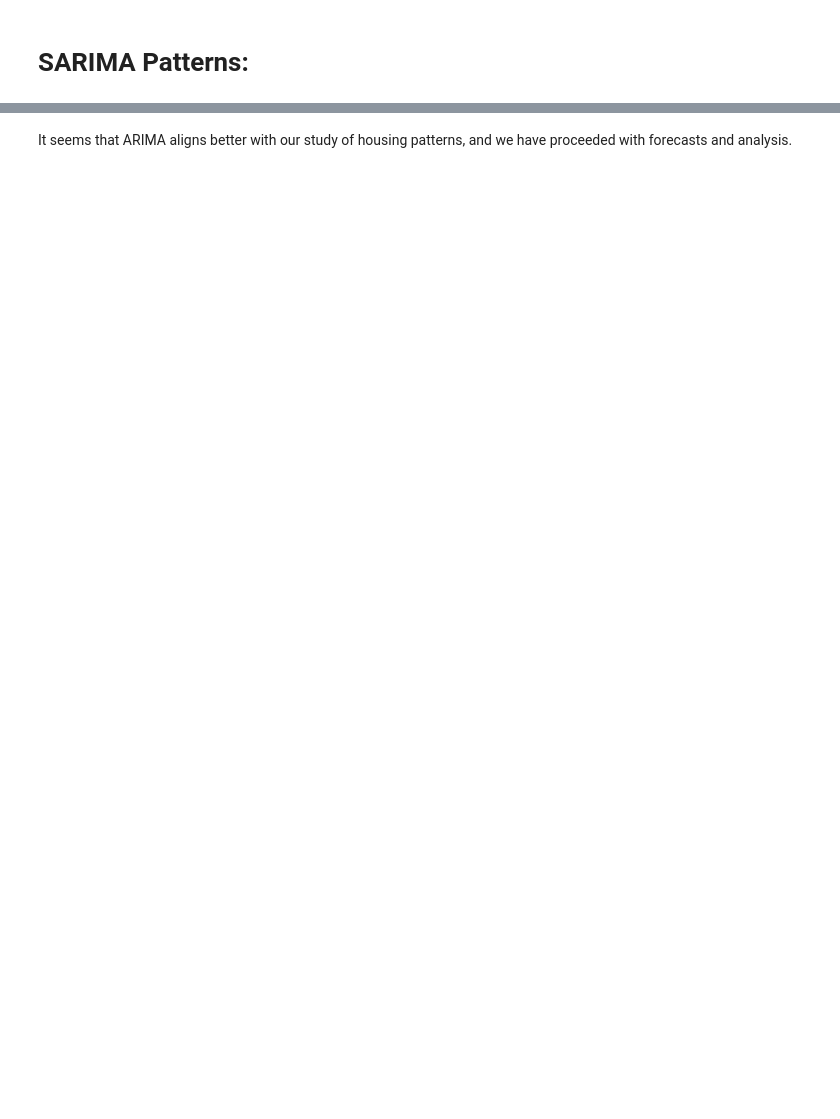
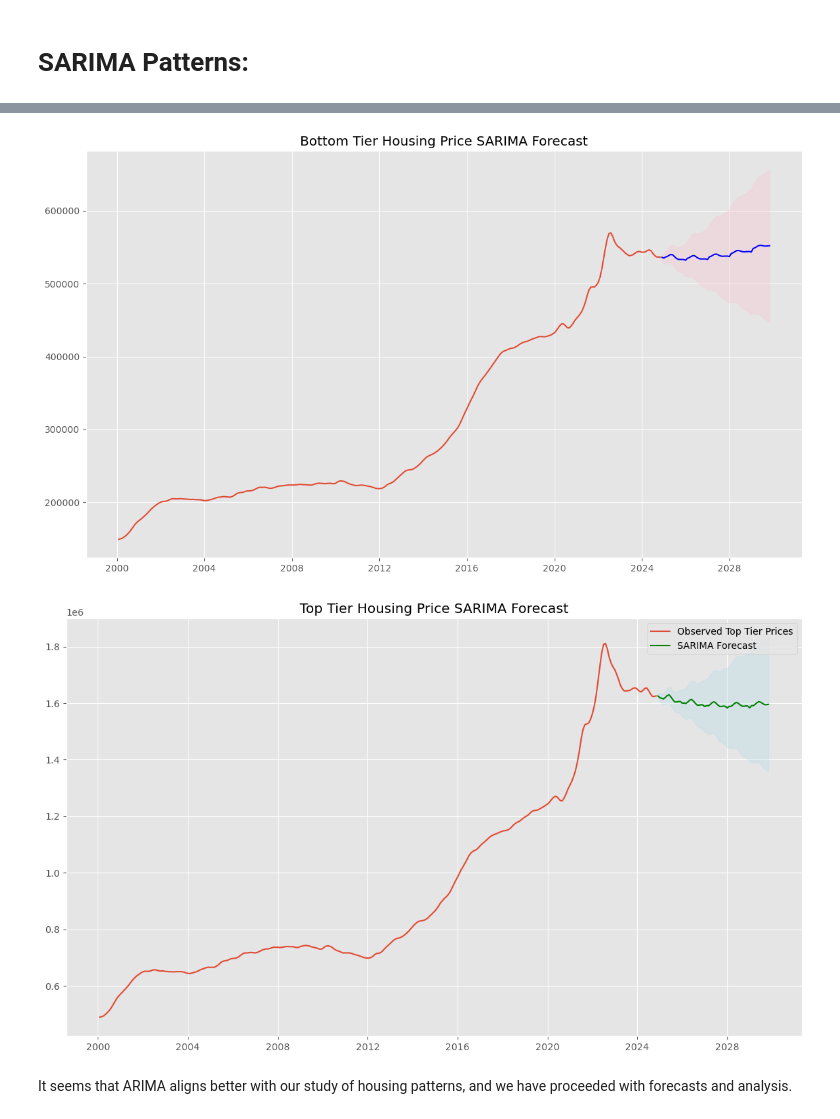
Before and after one commit to SUPERINTIALD/CSCI_4502_5502_Data_Mining_Final_Project, a Jupyter notebook: S-ARIMA.ipynb, the cells around one changed output, grey strips where cells are left out. Saved outputs shown, nothing was run; the diff lists cells and outputs as text; code cells hidden in the pictures; blank space fills up the shorter version.

```diff
--- a/S-ARIMA.ipynb
+++ b/S-ARIMA.ipynb
@@ -613,2 +587,29 @@ Warnings:
+# %%
+# Plot SARIMA forecast
+plt.figure(figsize=(14, 8))
+plt.plot(bottom_tier, label="Observed Bottom Tier Prices")
+plt.plot(forecast_sarima_mean.index, forecast_sarima_mean, label="SARIMA Forecast", color="blue")
+plt.fill_between(forecast_sarima_mean.index,
+                 forecast_sarima_ci.iloc[:, 0],
+                 forecast_sarima_ci.iloc[:, 1],
+                 color="pink", alpha=0.3)
+plt.title("Bottom Tier Housing Price SARIMA Forecast")
+
+# Plot SARIMA forecast for Top Tier
+plt.figure(figsize=(14, 8))
+plt.plot(top_tier, label="Observed Top Tier Prices")
+plt.plot(forecast_sarima_top_mean.index, forecast_sarima_top_mean, label="SARIMA Forecast", color="green")
+plt.fill_between(forecast_sarima_top_mean.index,
+                 forecast_sarima_top_ci.iloc[:, 0],
+                 forecast_sarima_top_ci.iloc[:, 1],
+                 color="lightblue", alpha=0.3)
+plt.title("Top Tier Housing Price SARIMA Forecast")
+
+
+plt.legend()
+plt.show()
+# %% [output]
+[figure, added]
+[figure, added]
 # %% [markdown]
 It seems that ARIMA aligns better with our study of housing patterns, and we have proceeded with forecasts and analysis.
```
Also changed, not shown: parts of 11 cells of this notebook.
